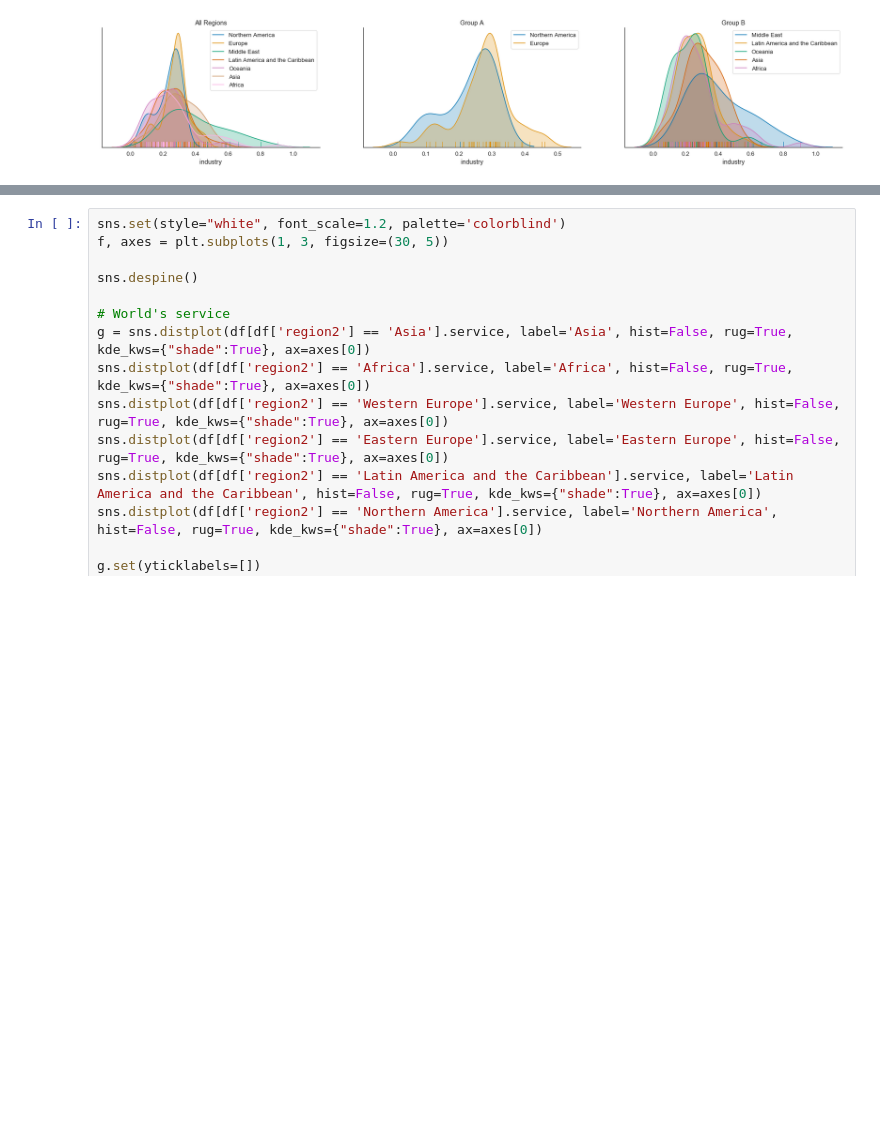
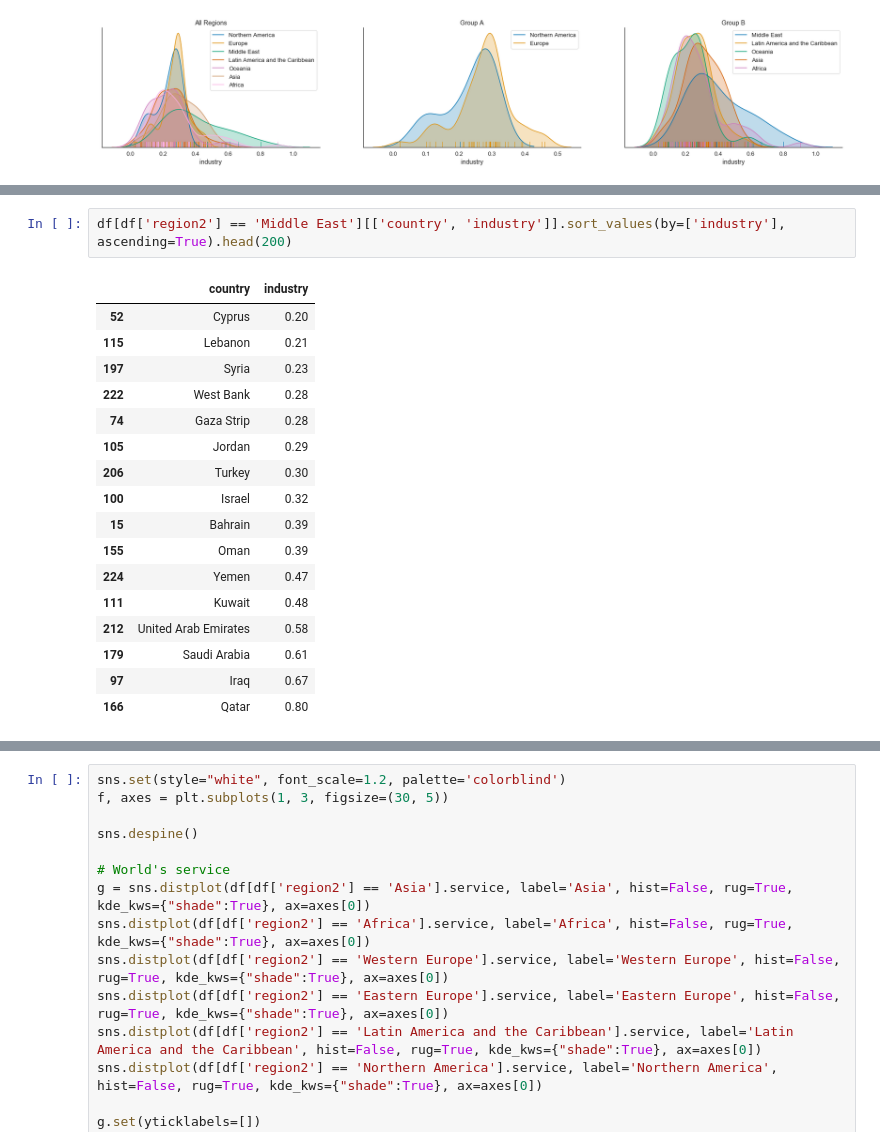
Before and after one commit to ksatola/Countries-of-the-World, a Jupyter notebook: workbook.ipynb, the cells around one changed output, grey strips where cells are left out. Cells and saved outputs as stored; diff of their text form; blank space fills up the shorter version.

```diff
--- a/workbook.ipynb
+++ b/workbook.ipynb
@@ -1099,0 +1166,20 @@ percentage of GDP sector composition ratio for service economy sector (znalezc l
+# %%
+df[df['region2'] == 'Middle East'][['country', 'industry']].sort_values(by=['industry'], ascending=True).head(200)
+# %% [output]
+|  | country | industry |
+| 52 | Cyprus | 0.20 |
+| 115 | Lebanon | 0.21 |
+| 197 | Syria | 0.23 |
+| 222 | West Bank | 0.28 |
+| 74 | Gaza Strip | 0.28 |
+| 105 | Jordan | 0.29 |
+| 206 | Turkey | 0.30 |
+| 100 | Israel | 0.32 |
+| 15 | Bahrain | 0.39 |
+| 155 | Oman | 0.39 |
+| 224 | Yemen | 0.47 |
+| 111 | Kuwait | 0.48 |
+| 212 | United Arab Emirates | 0.58 |
+| 179 | Saudi Arabia | 0.61 |
+| 97 | Iraq | 0.67 |
+| 166 | Qatar | 0.80 |
```
Also changed, not shown: parts of 8 cells of this notebook.
